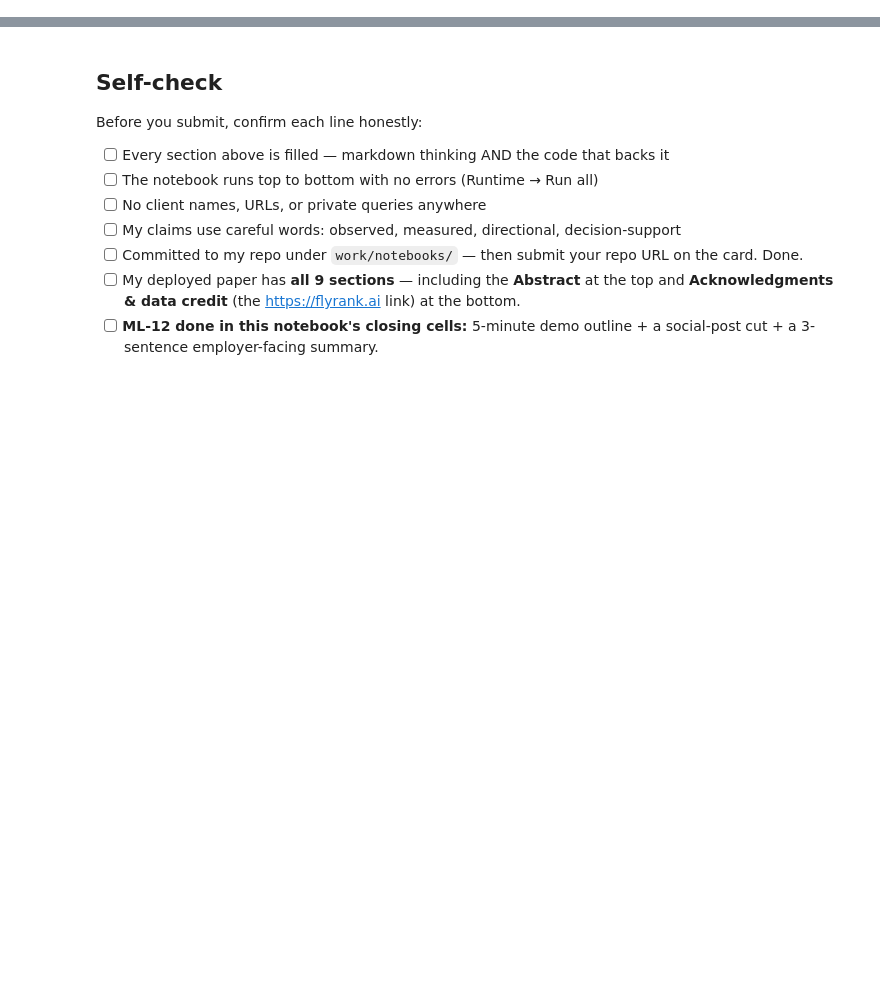
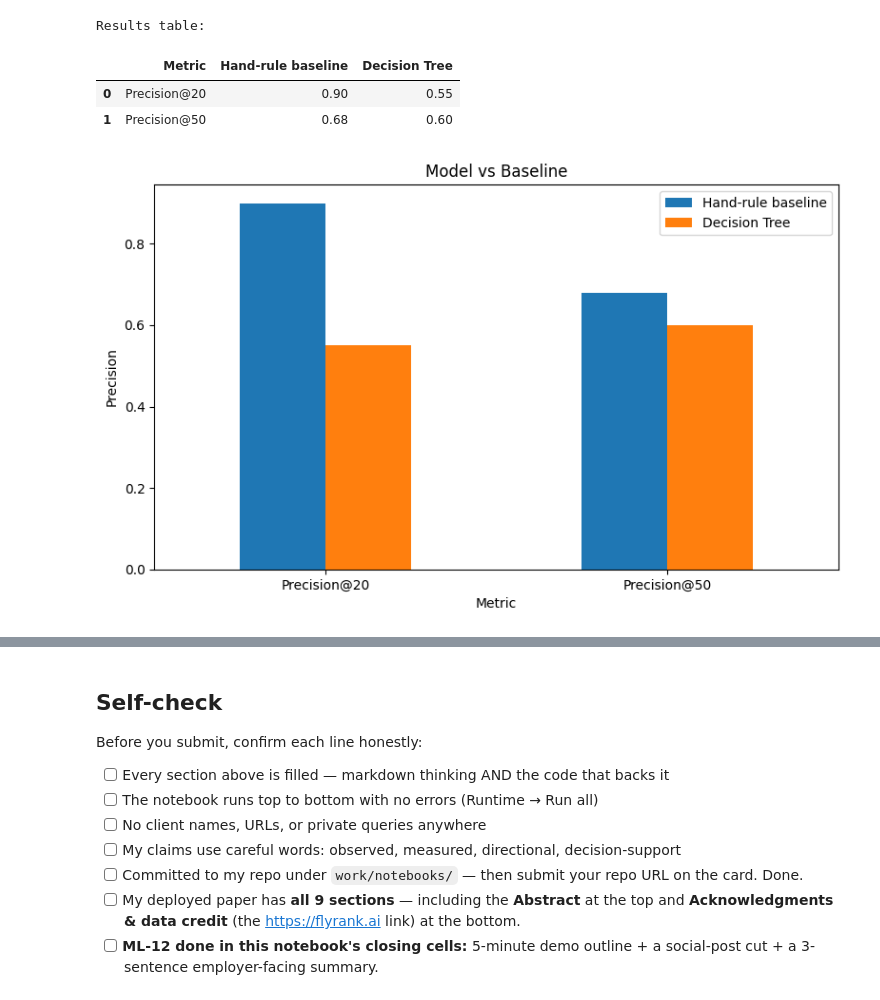
Before and after one commit to hadiya27/hadiya-flyrank-ml-internship, a Jupyter notebook: work/notebooks/capstone.ipynb, the cells around one changed output, grey strips where cells are left out. Drawn from its saved outputs; the diff is of its cells as text; code cells hidden in the pictures; blank space fills up the shorter version.

```diff
--- a/work/notebooks/capstone.ipynb
+++ b/work/notebooks/capstone.ipynb
@@ -36,0 +244,31 @@ This skeleton is yours to fill. Work the sections **in order** — each one has
+# %%
+# Artifacts: results table and comparison chart
+
+import pandas as pd
+import matplotlib.pyplot as plt
+
+results_table = pd.DataFrame({
+    "Metric": ["Precision@20", "Precision@50"],
+    "Hand-rule baseline": [0.900, 0.680],
+    "Decision Tree": [0.550, 0.600]
+})
+
+print("Results table:")
+display(results_table)
+
+# Comparison chart
+results_plot = results_table.set_index("Metric")
+
+results_plot.plot(kind="bar", figsize=(8, 5))
+plt.title("Model vs Baseline")
+plt.ylabel("Precision")
+plt.xlabel("Metric")
+plt.xticks(rotation=0)
+plt.tight_layout()
+plt.show()
+# %% [output]
+Results table:
+|  | Metric | Hand-rule baseline | Decision Tree |
+| 0 | Precision@20 | 0.90 | 0.55 |
+| 1 | Precision@50 | 0.68 | 0.60 |
+[figure, added]
```
Also changed, not shown: parts of 23 cells of this notebook.
